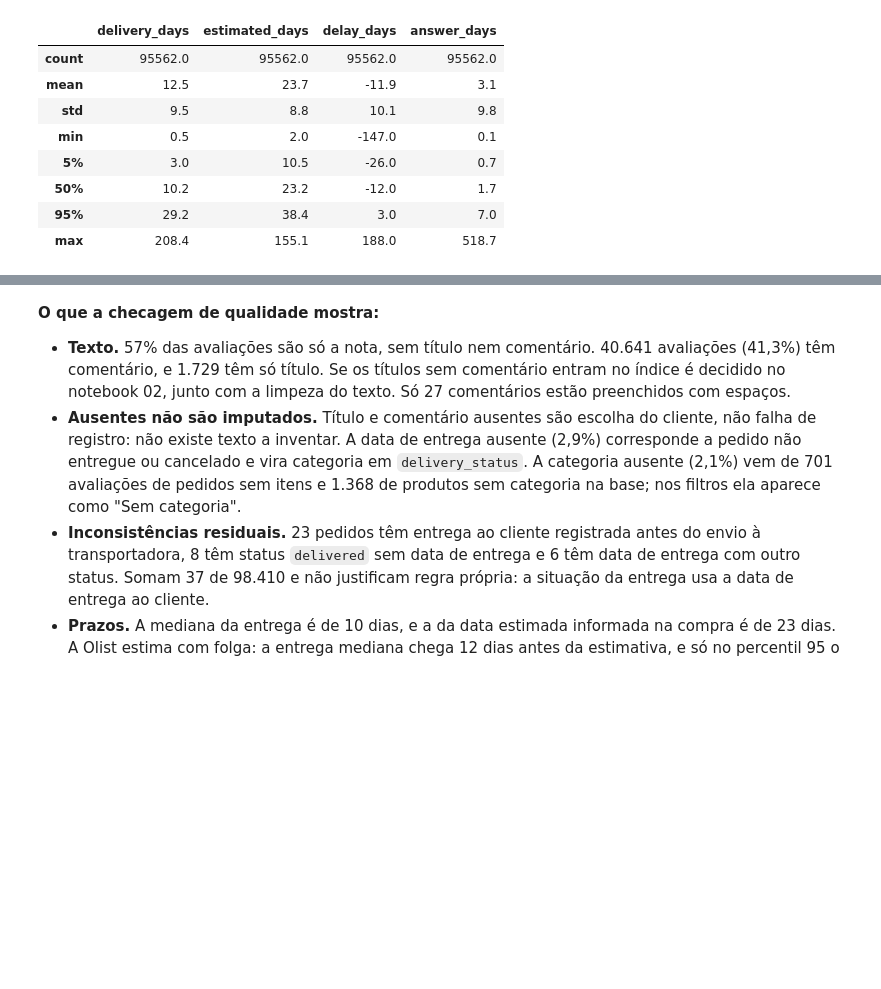
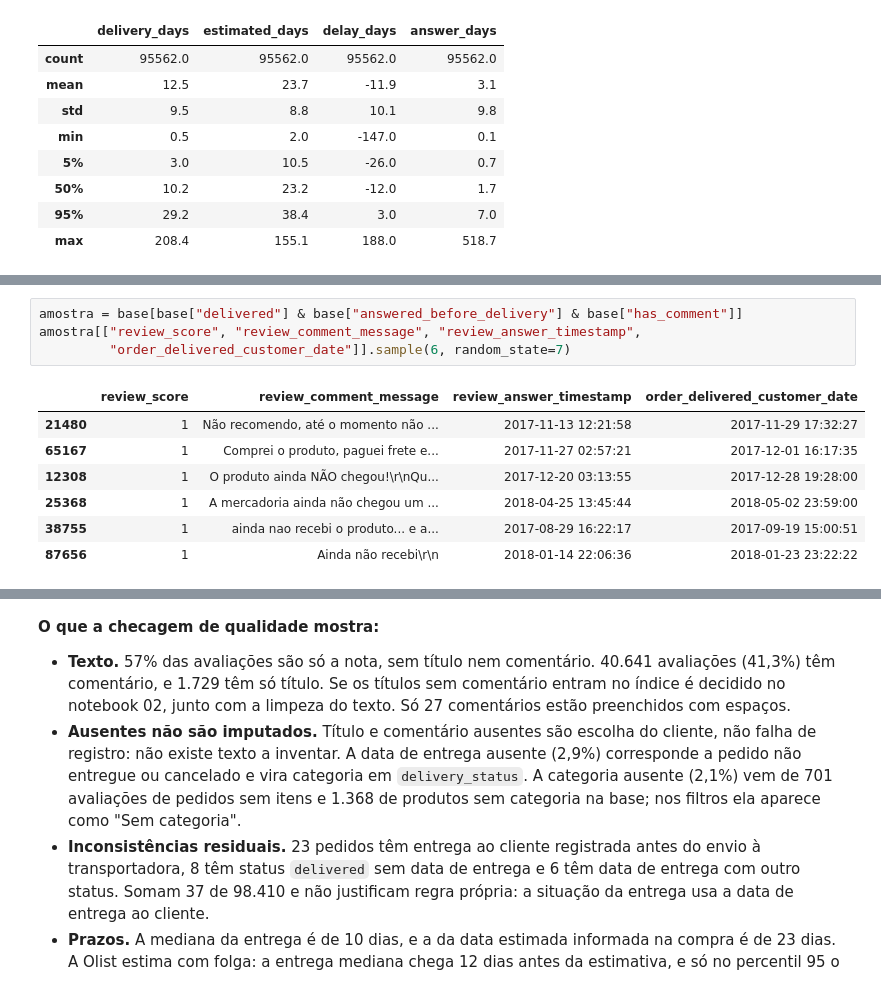
Before and after one commit to guillecosme/fiap-ai-scientist-tech-challenge-fase-04, a Jupyter notebook: notebooks/01_base_e_qualidade.ipynb, the cells around one changed output, grey strips where cells are left out. Saved outputs shown, nothing was run; the diff lists cells and outputs as text; blank space fills up the shorter version.

```diff
--- a/notebooks/01_base_e_qualidade.ipynb
+++ b/notebooks/01_base_e_qualidade.ipynb
@@ -228,0 +388,12 @@ base.loc[base["delivered"], ["delivery_days", "estimated_days", "delay_days", "a
+# %%
+amostra = base[base["delivered"] & base["answered_before_delivery"] & base["has_comment"]]
+amostra[["review_score", "review_comment_message", "review_answer_timestamp",
+         "order_delivered_customer_date"]].sample(6, random_state=7)
+# %% [output]
+|  | review_score | review_comment_message | review_answer_timestamp | order_delivered_customer_date |
+| 21480 | 1 | Não recomendo, até o momento não ... | 2017-11-13 12:21:58 | 2017-11-29 17:32:27 |
+| 65167 | 1 | Comprei o produto, paguei frete e... | 2017-11-27 02:57:21 | 2017-12-01 16:17:35 |
+| 12308 | 1 | O produto ainda NÃO chegou!\r\nQu... | 2017-12-20 03:13:55 | 2017-12-28 19:28:00 |
+| 25368 | 1 | A mercadoria ainda não chegou um ... | 2018-04-25 13:45:44 | 2018-05-02 23:59:00 |
+| 38755 | 1 | ainda nao recebi o produto... e a... | 2017-08-29 16:22:17 | 2017-09-19 15:00:51 |
+| 87656 | 1 | Ainda não recebi\r\n | 2018-01-14 22:06:36 | 2018-01-23 23:22:22 |
```
Also changed, not shown: parts of 14 cells of this notebook.
